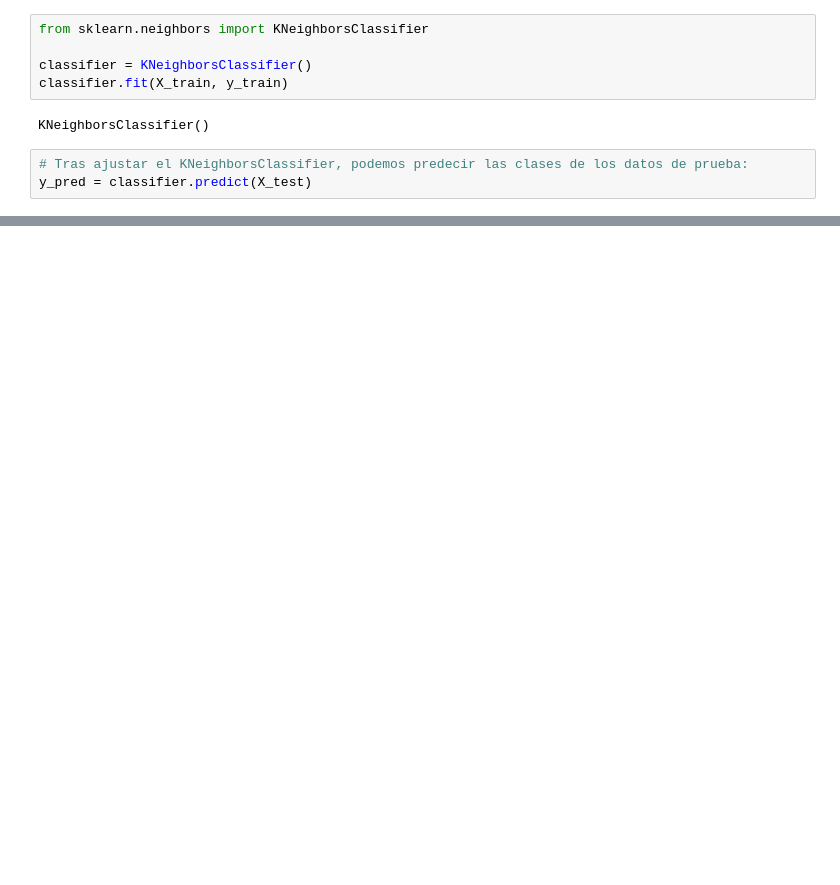
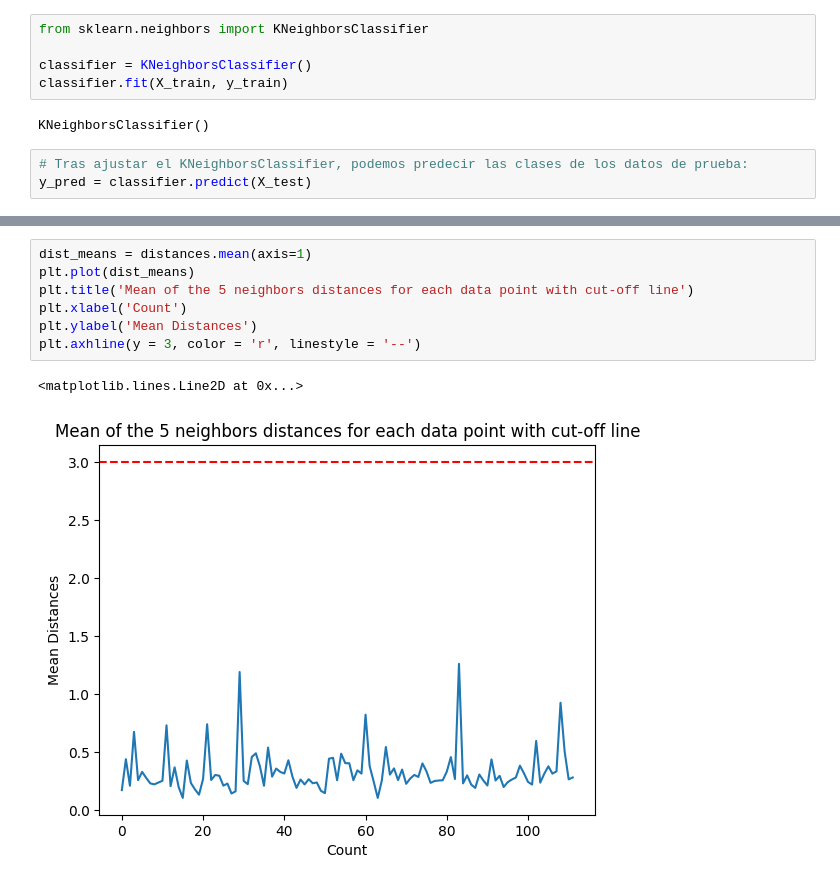
Before and after one commit to pau1ag/caso4, a Jupyter notebook: caso4.ipynb, the cells around one changed output, grey strips where cells are left out. Drawn from its saved outputs; the diff is of its cells as text; blank space fills up the shorter version.

```diff
--- a/caso4.ipynb
+++ b/caso4.ipynb
@@ -212,0 +256,10 @@ None 0.47333333333333333
+# %%
+dist_means = distances.mean(axis=1)
+plt.plot(dist_means)
+plt.title('Mean of the 5 neighbors distances for each data point with cut-off line')
+plt.xlabel('Count')
+plt.ylabel('Mean Distances')
+plt.axhline(y = 3, color = 'r', linestyle = '--')
+# %% [output]
+<matplotlib.lines.Line2D at 0x...>
+[figure, added]
```
Also changed, not shown: parts of 14 cells of this notebook.
